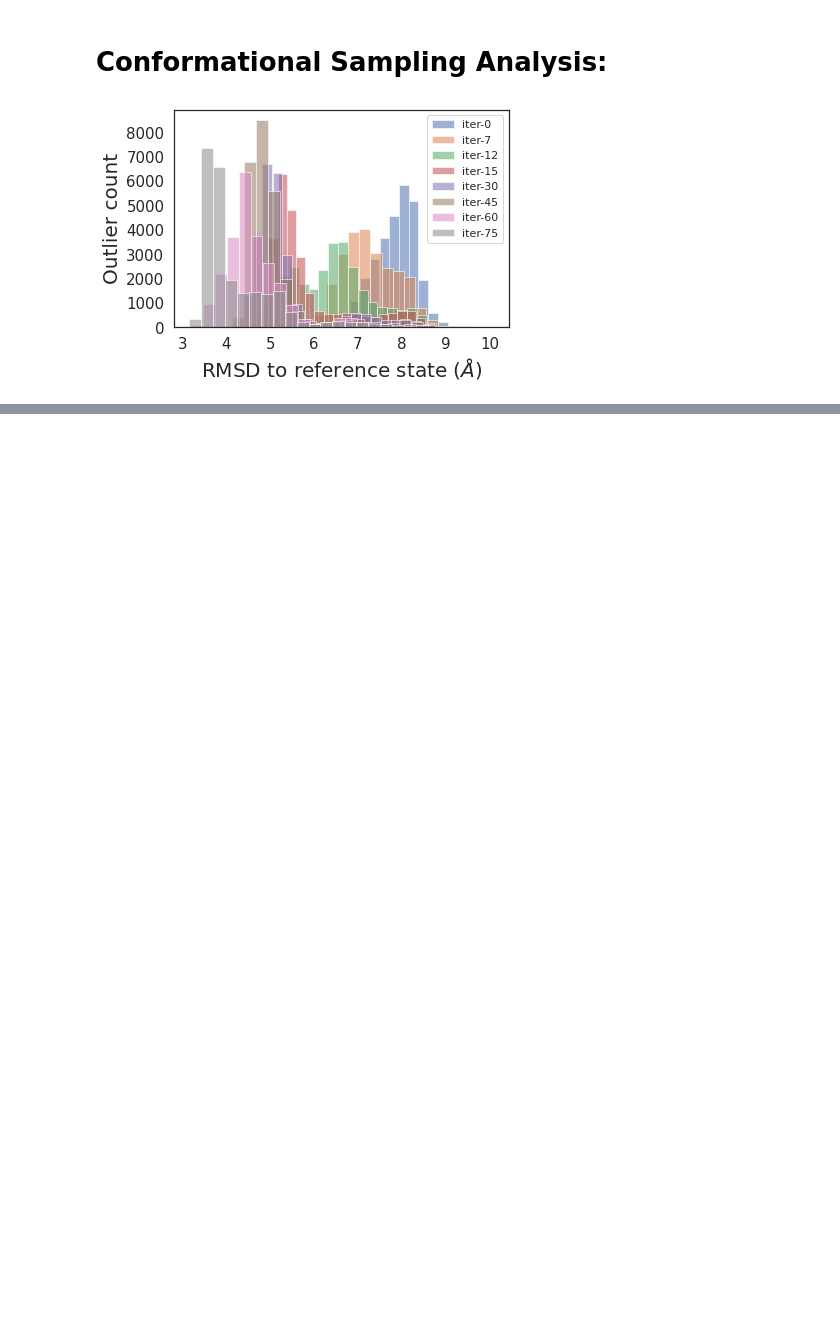
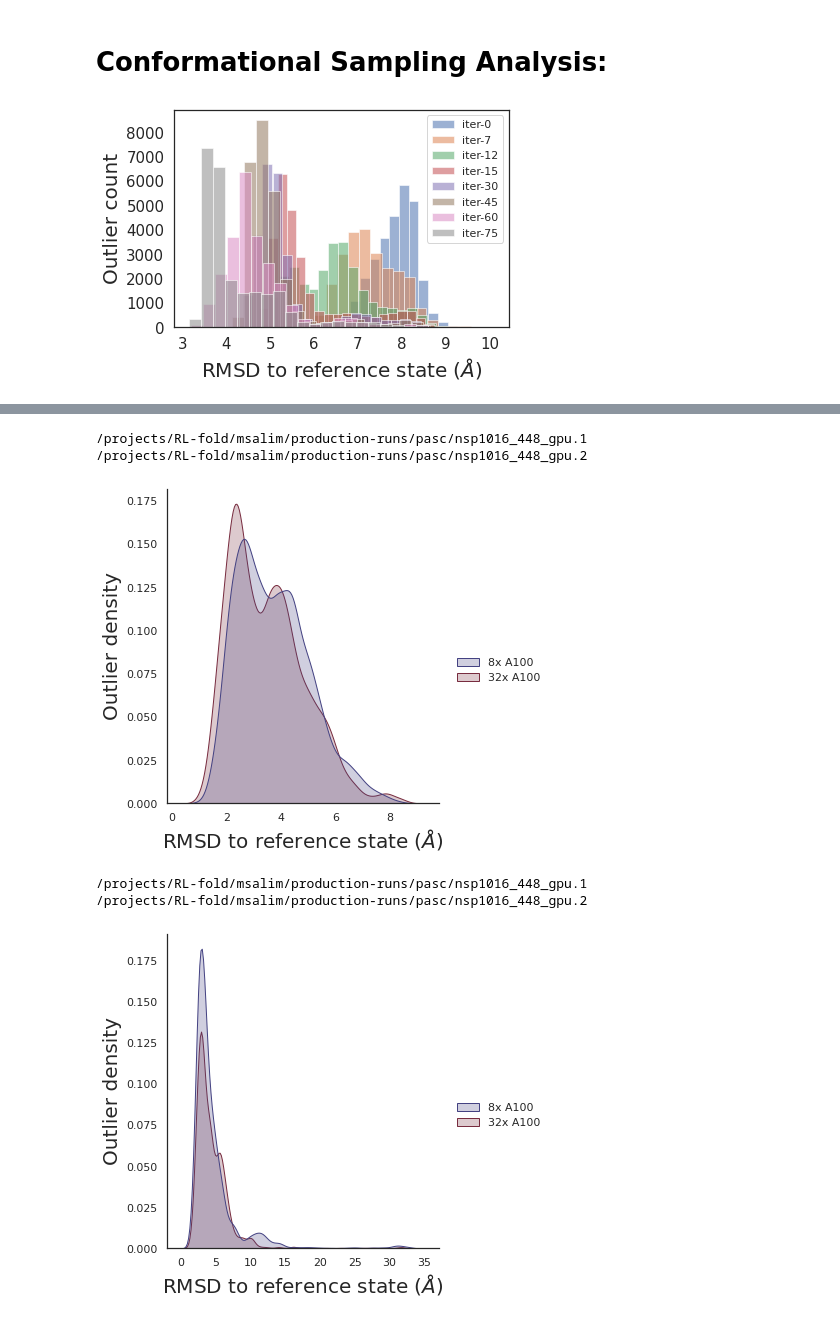
Before and after one commit to braceal/PASC21-Stream-AI-MD, a Jupyter notebook: timestamp_analysis.ipynb, the cells around one changed output, grey strips where cells are left out. Saved outputs shown, nothing was run; the diff lists cells and outputs as text; code cells hidden in the pictures; blank space fills up the shorter version.

```diff
--- a/timestamp_analysis.ipynb
+++ b/timestamp_analysis.ipynb
@@ -389,0 +425,36 @@ plot_conformational_sampling(paths, iterations)
+# %%
+def kde_run_comparison(paths, iteration, labels=None):
+    # Collect all RMSD from each experiment
+    rmsd_file = {}
+    rmsd_values = {}
+    for path in paths:
+        print(path)
+        rmsd_file[path] = sorted(
+            list(path.joinpath("outlier_runs").glob("rmsds-*")),
+            key=lambda p: int(p.with_suffix("").name.split("-")[1])
+        )[iteration]
+
+
+    # Load RMSD arrays into memory
+    if labels is None:
+        labels = [p.name for p in paths]
+    for path, label in zip(paths, labels):
+        rmsd_values[label] = np.load(rmsd_file[path].as_posix())
+
+    sns.displot(rmsd_values, kind="kde", palette="icefire", bw_adjust=1, fill=True)
+    plt.xlabel(r'RMSD to reference state $(\AA)$', fontsize=LABEL_FONTSIZE)
+    plt.ylabel('Outlier density', fontsize=LABEL_FONTSIZE)
+    #plt.savefig("./rmsd-histograms.png", dpi=600)
+    plt.show()
+# %%
+p = Path("/projects/RL-fold/msalim/production-runs/pasc/")
+paths = [p/"nsp1016_448_gpu.1", p/"nsp1016_448_gpu.2"]
+kde_run_comparison(paths, iteration=0, labels=["8x A100", "32x A100"])
+kde_run_comparison(paths, iteration=-1, labels=["8x A100", "32x A100"])
+# %% [output]
+/projects/RL-fold/msalim/production-runs/pasc/nsp1016_448_gpu.1
+/projects/RL-fold/msalim/production-runs/pasc/nsp1016_448_gpu.2
+[figure, added]
+/projects/RL-fold/msalim/production-runs/pasc/nsp1016_448_gpu.1
+/projects/RL-fold/msalim/production-runs/pasc/nsp1016_448_gpu.2
+[figure, added]
```
Also changed, not shown: parts of 3 cells of this notebook.
